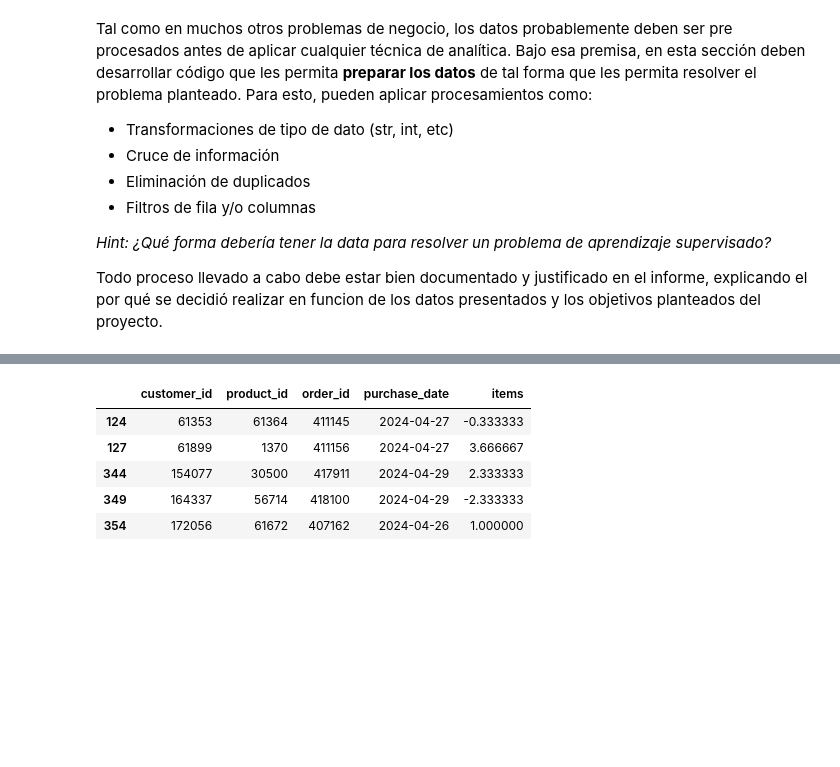
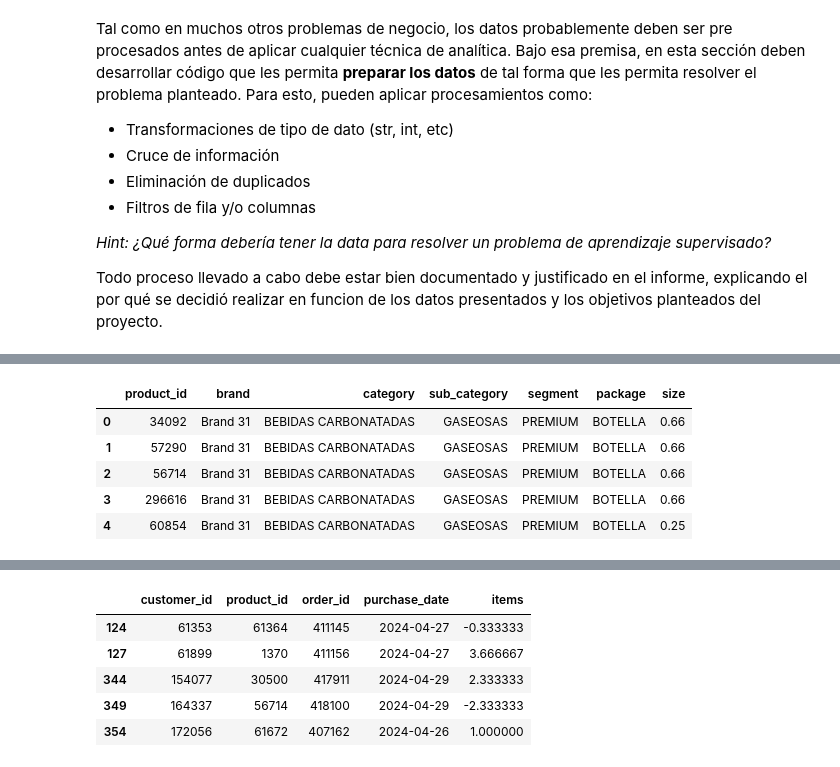
Before and after one commit to fco-marquez/MDS7202_Free_Riders, a Jupyter notebook: entrega1/enunciado_entrega1.ipynb, the cells around one changed output, grey strips where cells are left out. Cells and saved outputs as stored; diff of their text form; code cells hidden in the pictures; blank space fills up the shorter version.

```diff
--- a/entrega1/enunciado_entrega1.ipynb
+++ b/entrega1/enunciado_entrega1.ipynb
@@ -189,0 +224,9 @@ df_transactions = pd.read_parquet('transacciones.parquet', engine='pyarrow')
+# %%
+df_products.head()
+# %% [output]
+|  | product_id | brand | category | sub_category | segment | package | size |
+| 0 | 34092 | Brand 31 | BEBIDAS CARBONATADAS | GASEOSAS | PREMIUM | BOTELLA | 0.66 |
+| 1 | 57290 | Brand 31 | BEBIDAS CARBONATADAS | GASEOSAS | PREMIUM | BOTELLA | 0.66 |
+| 2 | 56714 | Brand 31 | BEBIDAS CARBONATADAS | GASEOSAS | PREMIUM | BOTELLA | 0.66 |
+| 3 | 296616 | Brand 31 | BEBIDAS CARBONATADAS | GASEOSAS | PREMIUM | BOTELLA | 0.66 |
+| 4 | 60854 | Brand 31 | BEBIDAS CARBONATADAS | GASEOSAS | PREMIUM | BOTELLA | 0.25 |
```
Also changed, not shown: parts of 13 cells of this notebook.
